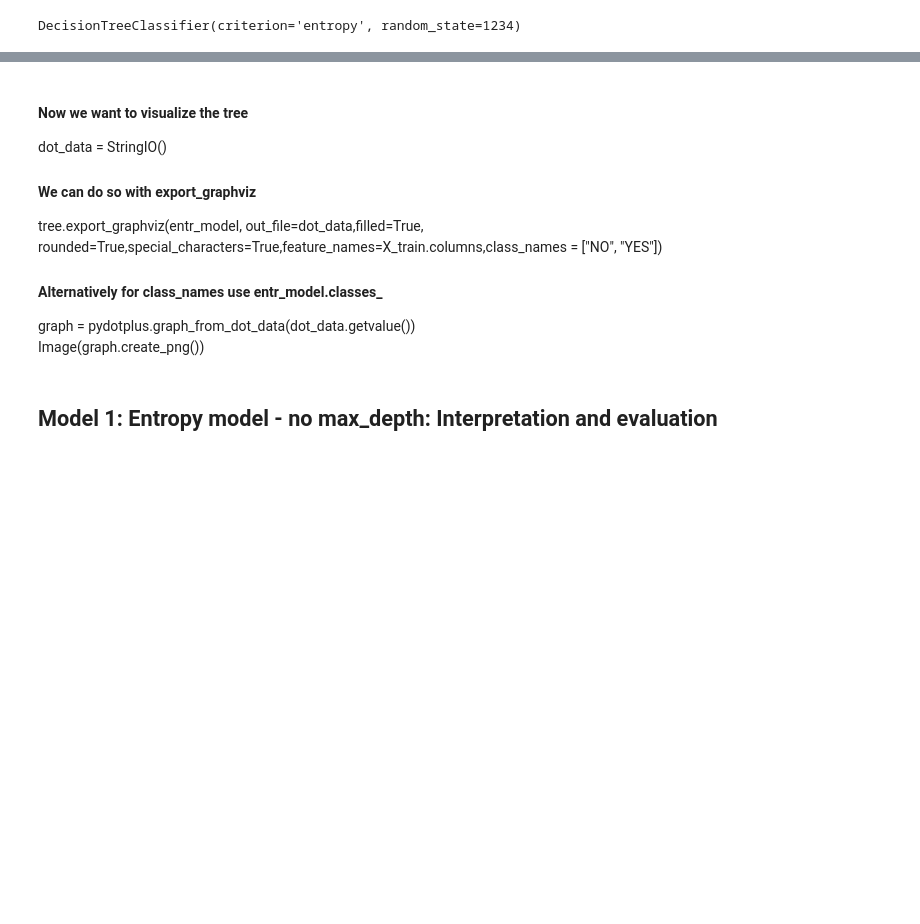
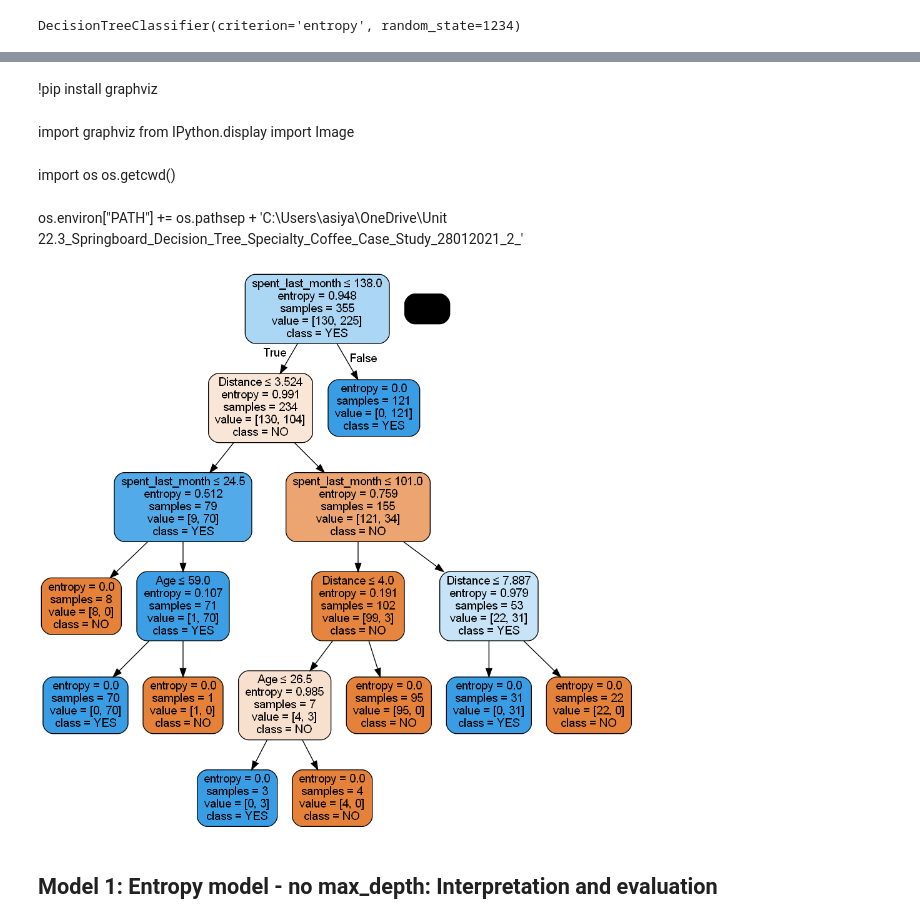
Before and after one commit to asiyashakeel78/Spring-Board, a Jupyter notebook: Unit 22/Unit 22.3 Decision Trees-Case Study - RR Diner Coffee/Springboard Decision Tree Specialty Coffee Case Study - Tier 3.ipynb, the cells around one changed output, grey strips where cells are left out. Cells and saved outputs as stored; diff of their text form; code cells hidden in the pictures; blank space fills up the shorter version.

```diff
--- a/Unit 22/Unit 22.3 Decision Trees-Case Study - RR Diner Coffee/Springboard Decision Tree Specialty Coffee Case Study - Tier 3.ipynb
+++ b/Unit 22/Unit 22.3 Decision Trees-Case Study - RR Diner Coffee/Springboard Decision Tree Specialty Coffee Case Study - Tier 3.ipynb
@@ -429,13 +415,25 @@ os.environ["PATH"] += os.pathsep + 'C:\\Users\\asiya\\OneDrive\\Unit 22.3_Spring
-# %% [markdown]
-#### Now we want to visualize the tree
-dot_data = StringIO()
-#### We can do so with export_graphviz
-tree.export_graphviz(entr_model, out_file=dot_data,filled=True, rounded=True,special_characters=True,feature_names=X_train.columns,class_names = ["NO", "YES"])
-
-
-#### Alternatively for class_names use entr_model.classes_
-graph = pydotplus.graph_from_dot_data(dot_data.getvalue())
-Image(graph.create_png())
+# %% [markdown]
+!pip install graphviz
+# %% [markdown]
+import graphviz
+from IPython.display import Image
+# %% [markdown]
+import os
+os.getcwd()
+# %% [markdown]
+os.environ["PATH"] += os.pathsep + 'C:\\Users\\asiya\\OneDrive\\Unit 22.3_Springboard_Decision_Tree_Specialty_Coffee_Case_Study_28012021_2_'
+# %%
+#### Now we want to visualize the tree
+dot_data = StringIO()
+#### We can do so with export_graphviz
+tree.export_graphviz(entr_model, out_file=dot_data,filled=True, rounded=True,special_characters=True,feature_names=X_train.columns,class_names = ["NO", "YES"])
+
+
+#### Alternatively for class_names use entr_model.classes_
+graph = pydotplus.graph_from_dot_data(dot_data.getvalue())
+Image(graph.create_png())
+# %% [output]
+[figure, added]
 # %% [markdown]
 ## Model 1: Entropy model - no max_depth: Interpretation and evaluation
 # %%
```
Also changed, not shown: parts of 10 cells of this notebook.
